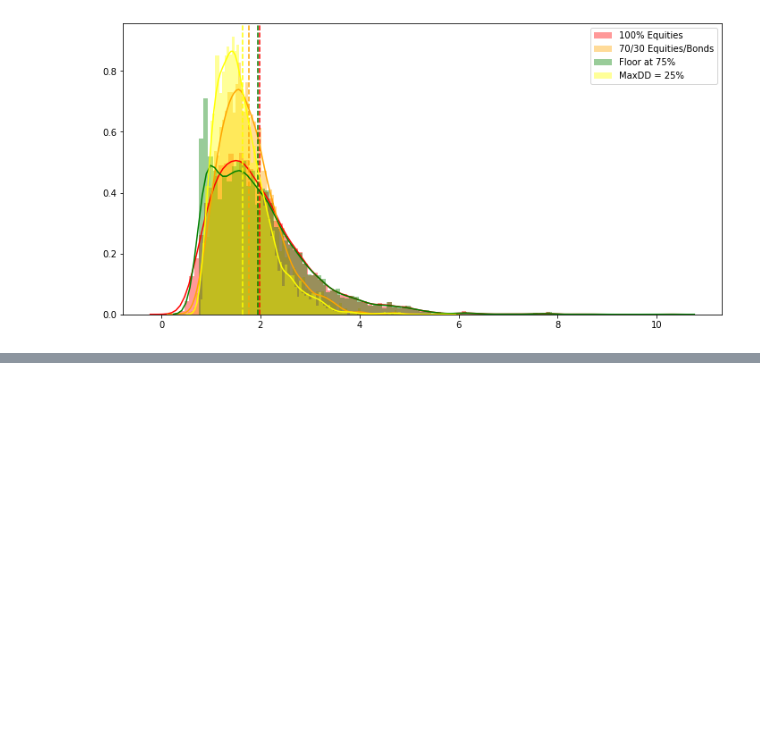
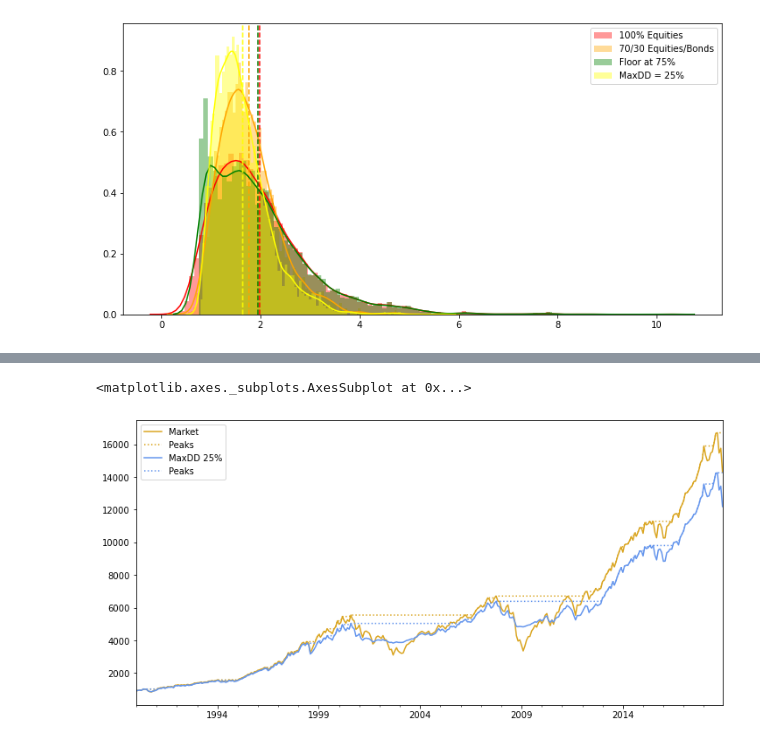
Before and after one commit to hoestlund/investment_management, a Jupyter notebook: 1/406_dynamic_risk_budgeting.ipynb, the cells around one changed output, grey strips where cells are left out. Saved outputs shown, nothing was run; the diff lists cells and outputs as text; code cells hidden in the pictures; blank space fills up the shorter version.

```diff
--- a/1/406_dynamic_risk_budgeting.ipynb
+++ b/1/406_dynamic_risk_budgeting.ipynb
@@ -200,0 +213,15 @@ plt.legend();
+# %%
+# Running the same plot as previously but with real data
+cashrate = 0.03
+monthly_cashreturn = (1+cashrate)**(1/12) - 1
+rets_cash = pd.DataFrame(data=monthly_cashreturn, index=rets_tmi.index, columns=[0]) # 1 column dataframe
+rets_maxdd25 = portfolio.bt_mix(pd.DataFrame(rets_tmi), rets_cash, allocator=portfolio.drawdown_allocator, maxdd=.25, m=5)
+dd_25 = risk.drawdown(rets_maxdd25[0])
+
+ax = dd_tmi["Wealth"].plot(figsize=(12,6), ls="-", color="goldenrod", label="Market", legend=True)
+dd_tmi["Peaks"].plot(ax=ax, ls=":", color="goldenrod", legend=True)
+dd_25["Wealth"].plot(ax=ax, label="MaxDD 25%", color="cornflowerblue", legend=True)
+dd_25["Peaks"].plot(ax=ax, color="cornflowerblue", ls=":", legend=True)
+# %% [output]
+<matplotlib.axes._subplots.AxesSubplot at 0x...>
+[figure, added]
```
Also changed, not shown: parts of 3 cells of this notebook, 1 other file.
